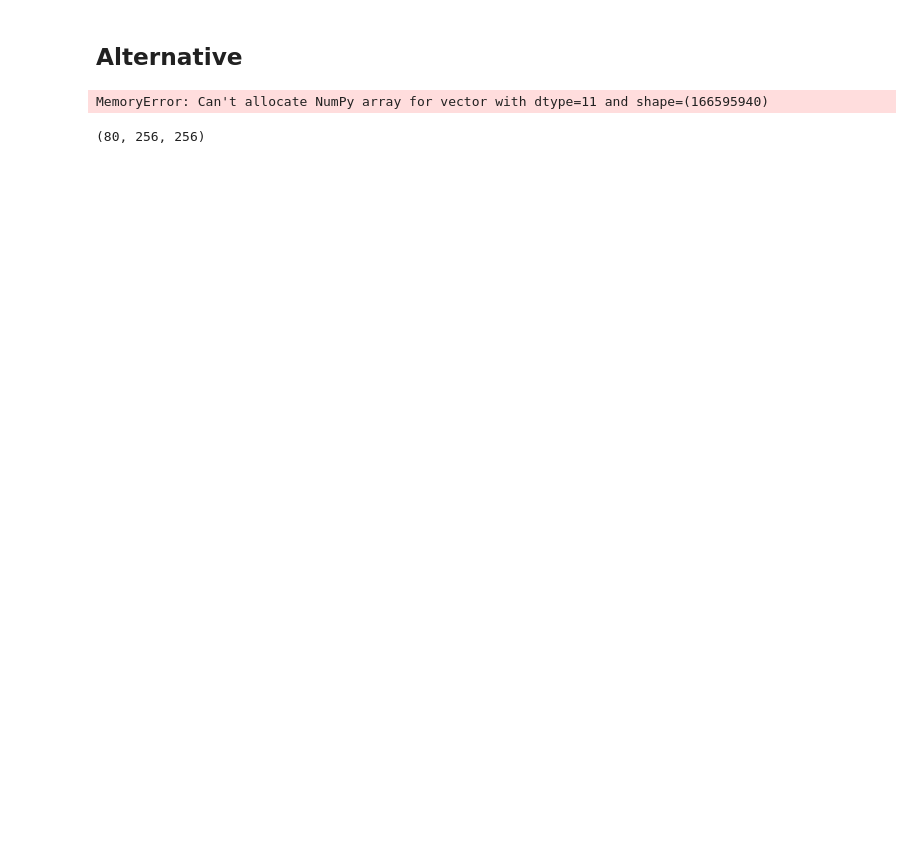
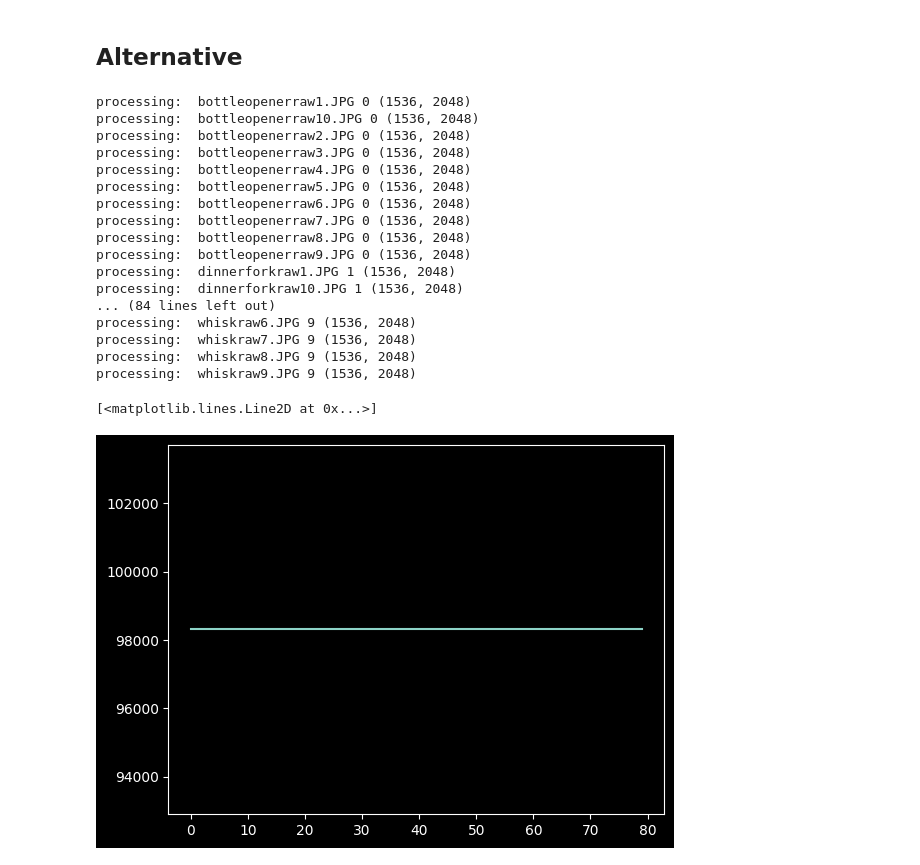
Before and after one commit to melihozaydin/MSc_Projects, a Jupyter notebook: BM5113 - Bilgisayarla Görme/hw2/ödev2.3.ipynb, the cells around one changed output. Saved outputs shown, nothing was run; the diff lists cells and outputs as text; code cells hidden in the pictures; blank space fills up the shorter version.

```diff
--- a/BM5113 - Bilgisayarla Görme/hw2/ödev2.3.ipynb
+++ b/BM5113 - Bilgisayarla Görme/hw2/ödev2.3.ipynb
@@ -70,55 +99,65 @@ import cv2
 import os
 import numpy as np
 from PIL import Image
 from sklearn.utils import shuffle
 from sklearn.model_selection import train_test_split
+
+from skimage.feature import hog
 
 def load_data(path):
     """
     Loads data from the given path.
     """
     data = []
     labels = []
     for class_idx, class_name in enumerate(os.listdir(path)):
         class_path = os.path.join(path, class_name, 'RAW')
         for file_name in os.listdir(class_path):
             file_path = os.path.join(class_path, file_name)
-            image = Image.open(file_path).convert('L')
-            data.append(np.array(image))
-            labels.append(class_name)
+            image = np.array(Image.open(file_path).convert('L'))
+            print("processing: ", file_name, class_idx, image.shape, )
+            if image.shape == (1536, 2048):
+                # preprocess image and get features
+                feature = hog(image=image, orientations=8, pixels_per_cell=(16, 16),
+                    cells_per_block=(1, 1), visualize=False, channel_axis=None, feature_vector=True)
+            data.append(feature)
+            labels.append(class_idx)
     return data, labels
 
-def preprocess_images(images):
-    hog = cv2.HOGDescriptor()
-    features = []
-    for image in images:
-        feature = hog.compute(image)
-        features.append(feature)
-    return np.array(features)
-
-
-def preprocess_data(data, labels, test_size=0.2):
+def split_data(data, labels, test_size=0.2):
     """
     Preprocesses the data, including shuffling and splitting into train and test sets.
     """
     data, labels = shuffle(data, labels)
     X_train, X_test, y_train, y_test = train_test_split(data, labels, test_size=test_size)
 
-    #resizing all images to same size
-    X_train = preprocess_images(X_train)
-    X_test = preprocess_images(X_test)
     return X_train, X_test, y_train, y_test
 
 #example usage
 path = "./dataset"
 data, labels = load_data(path)
-X_train, X_test, y_train, y_test = preprocess_data(data, labels, test_size=0.2)
+X_train, X_test, y_train, y_test = split_data(data, labels, test_size=0.2)
+plt.plot([sample.shape[0] for sample in X_train])
 # %% [output]
-MemoryError: Can't allocate NumPy array for vector with dtype=11 and shape=(166595940)
+processing:  bottleopenerraw1.JPG 0 (1536, 2048)
+processing:  bottleopenerraw10.JPG 0 (1536, 2048)
+processing:  bottleopenerraw2.JPG 0 (1536, 2048)
+processing:  bottleopenerraw3.JPG 0 (1536, 2048)
+processing:  bottleopenerraw4.JPG 0 (1536, 2048)
+processing:  bottleopenerraw5.JPG 0 (1536, 2048)
+processing:  bottleopenerraw6.JPG 0 (1536, 2048)
+processing:  bottleopenerraw7.JPG 0 (1536, 2048)
+processing:  bottleopenerraw8.JPG 0 (1536, 2048)
+processing:  bottleopenerraw9.JPG 0 (1536, 2048)
+processing:  dinnerforkraw1.JPG 1 (1536, 2048)
+processing:  dinnerforkraw10.JPG 1 (1536, 2048)
+... (84 lines left out)
+processing:  whiskraw6.JPG 9 (1536, 2048)
+processing:  whiskraw7.JPG 9 (1536, 2048)
+processing:  whiskraw8.JPG 9 (1536, 2048)
+processing:  whiskraw9.JPG 9 (1536, 2048)
+[<matplotlib.lines.Line2D at 0x...>]
+[figure, added]
-# %%
-X_train.shape
-# %% [output]
-(80, 256, 256)
 # %%
 from sklearn.neighbors import KNeighborsClassifier
 from sklearn.metrics import classification_report, confusion_matrix
```
Also changed, not shown: parts of 4 cells of this notebook.
